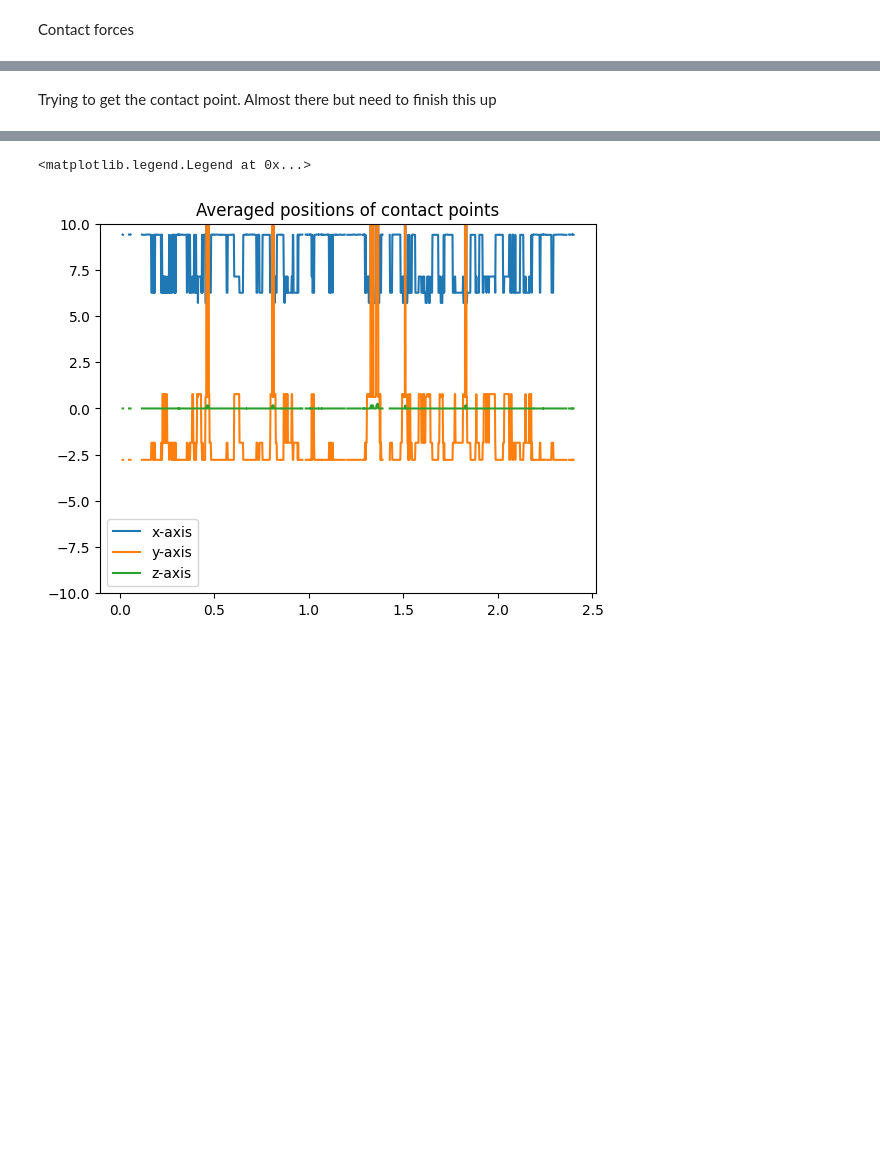
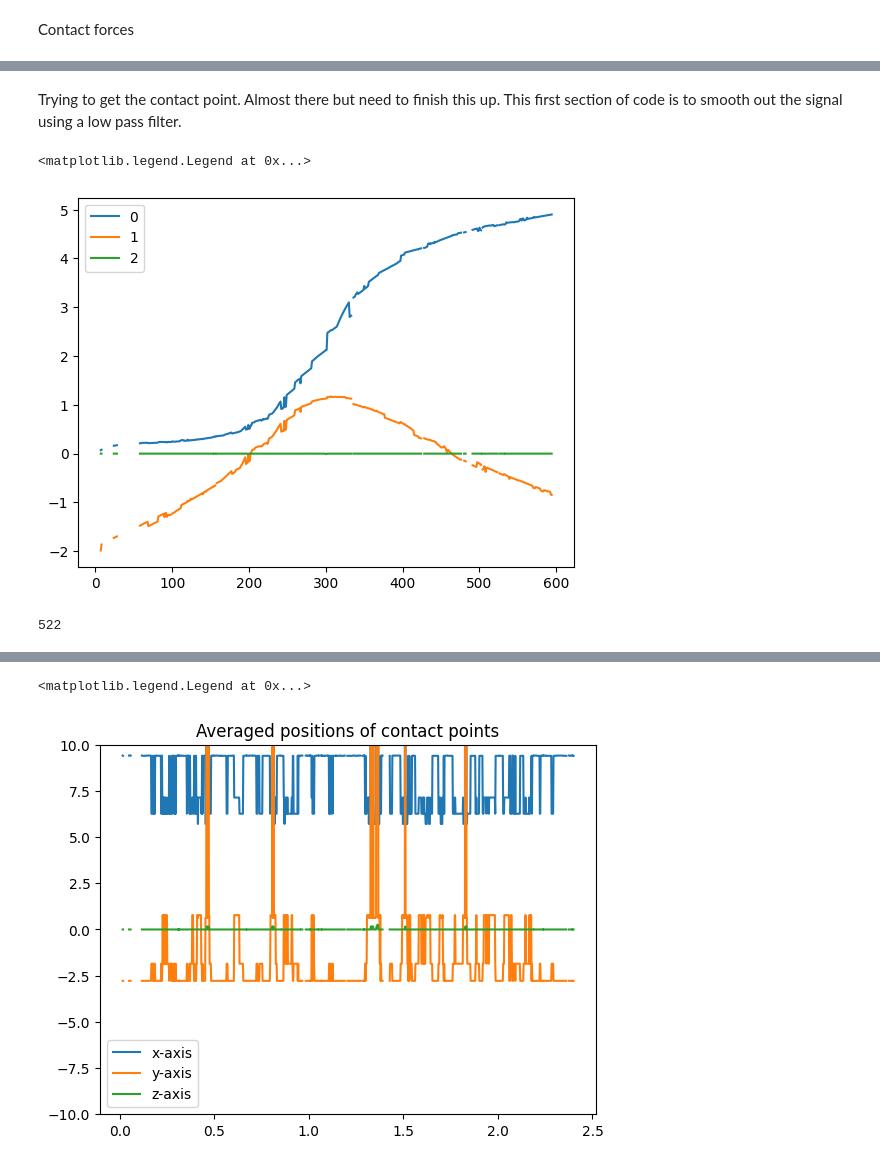
Before and after one commit to AidaTheShip/cyr-wheel, a Jupyter notebook: Reinforcement Learning/cyrwheelmodel.ipynb, the cells around one changed output, grey strips where cells are left out. Drawn from its saved outputs; the diff is of its cells as text; code cells hidden in the pictures; blank space fills up the shorter version.

Commit message:
Applied low-pass filter to some sample of the contact point data, trying to smooth out the signal more

```diff
--- a/Reinforcement Learning/cyrwheelmodel.ipynb
+++ b/Reinforcement Learning/cyrwheelmodel.ipynb
@@ -156,2 +156,25 @@ media.show_video(frames, fps=30)
 # %% [markdown]
-Trying to get the contact point. Almost there but need to finish this up
+Trying to get the contact point. Almost there but need to finish this up. This first section of code is to smooth out the signal using a low pass filter.
+# %%
+mujoco.mj_resetDataKeyframe(model, data, 0)
+contacts = []
+for i in range(600):
+    mujoco.mj_step(model, data)
+    try:
+        median_contact = np.max(data.contact.pos, axis = 0)
+    except ValueError:
+        median_contact = [np.nan,np.nan,np.nan]
+
+    contacts.append(median_contact)
+# %%
+array = np.array(contacts)
+for i in range(3):
+    plt.plot(array[:,i], label = f"{i}")
+plt.legend()
+# %% [output]
+<matplotlib.legend.Legend at 0x...>
+[figure, added]
+# %%
+len(y_interp)
+# %% [output]
+522
```
Also changed, not shown: parts of 10 cells of this notebook.
